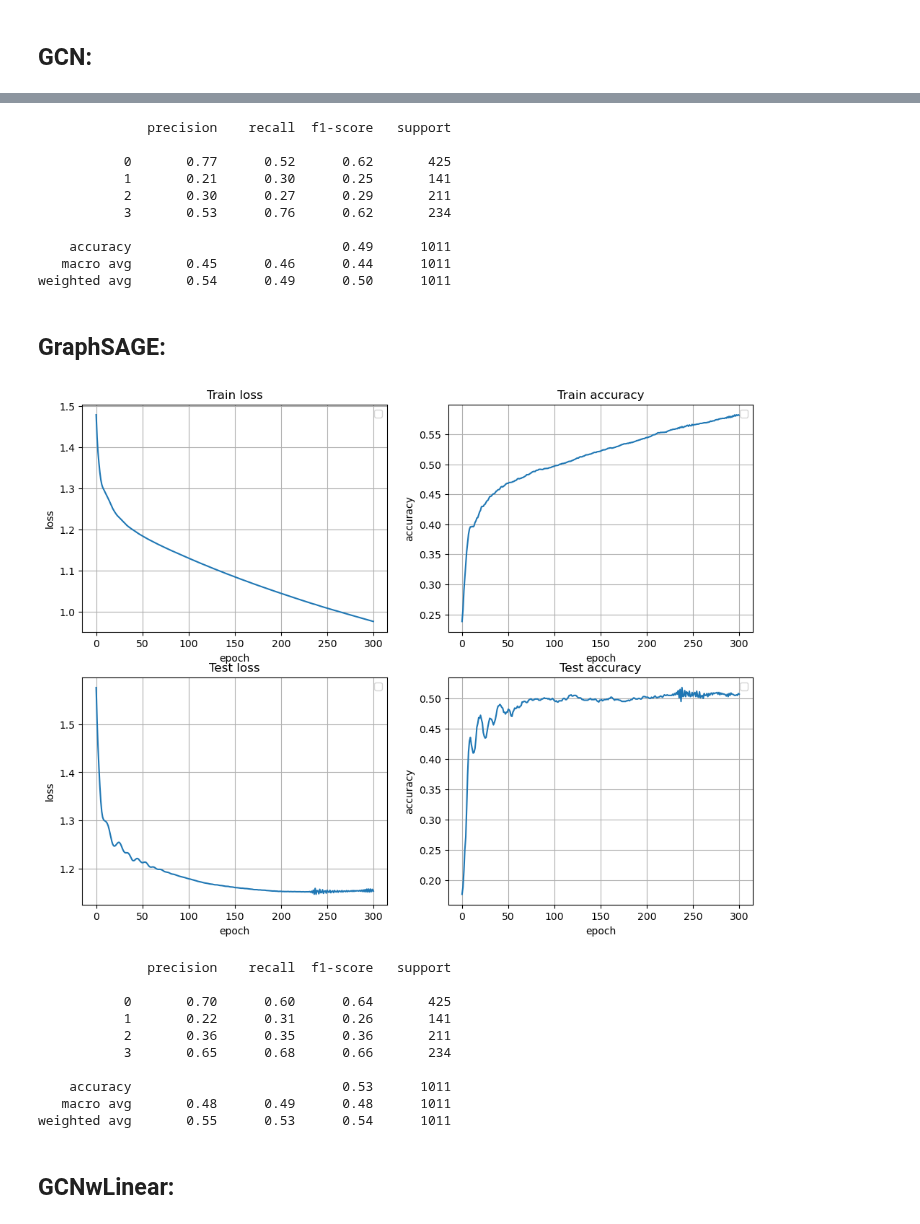
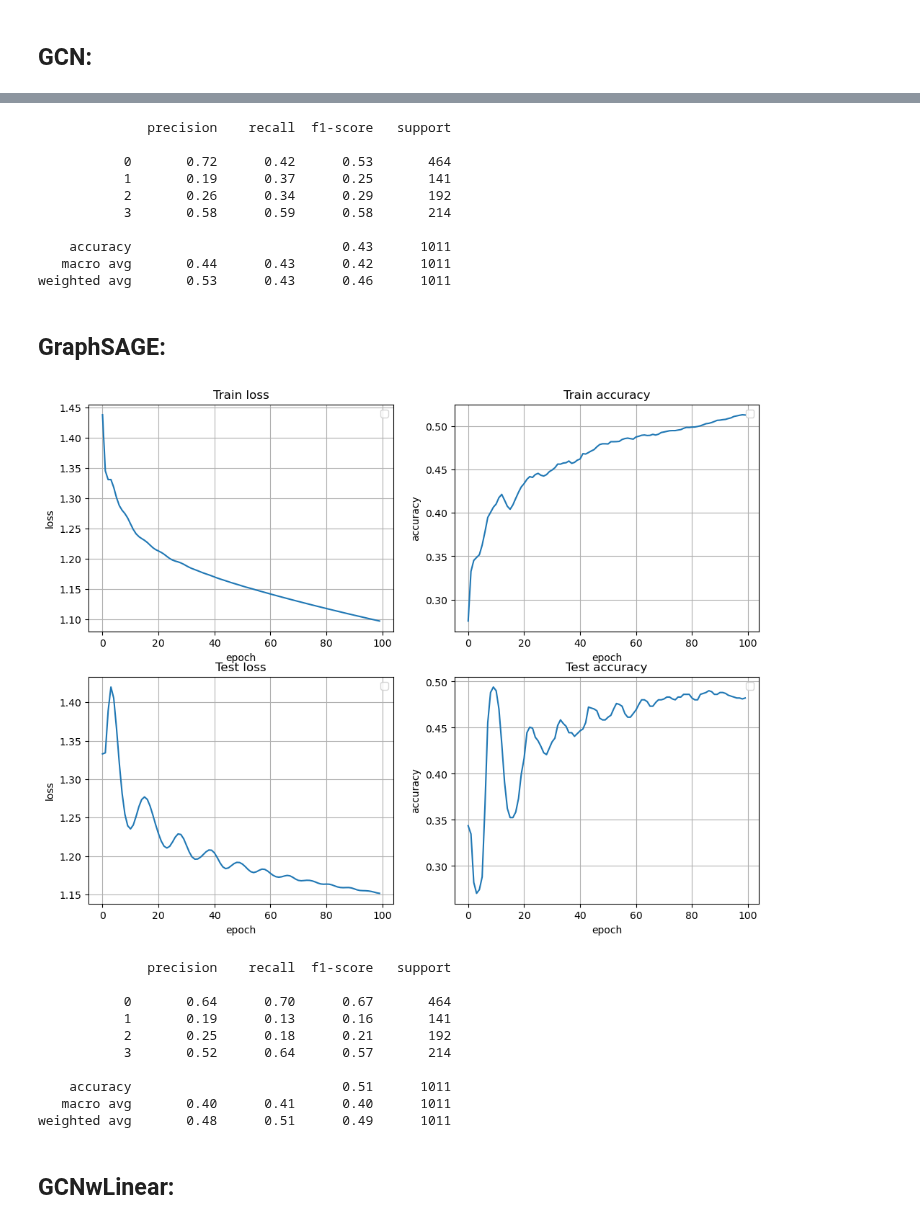
Before and after one commit to ArtemCh101/hse-sna-project, a Jupyter notebook: notebooks/gat.ipynb, the cells around one changed output, grey strips where cells are left out. Cells and saved outputs as stored; diff of their text form; code cells hidden in the pictures.

Commit message:
pass dropout to graphsage params

```diff
--- a/notebooks/gat.ipynb
+++ b/notebooks/gat.ipynb
@@ -24,7 +30,7 @@ Papers after date found by split : 20206
 # %%
 n_classes = 4
 n_layers = 7
-n_epochs = 500
+n_epochs = 100
 random_emb_size = 32
 hidden_dim = 512
 crop_df = True
@@ -377,36 +381,36 @@ evaluate(best_model, 'node_embs')
 # %% [output]
               precision    recall  f1-score   support
 
-           0       0.77      0.52      0.62       425
-           1       0.21      0.30      0.25       141
-           2       0.30      0.27      0.29       211
-           3       0.53      0.76      0.62       234
+           0       0.72      0.42      0.53       464
+           1       0.19      0.37      0.25       141
+           2       0.26      0.34      0.29       192
+           3       0.58      0.59      0.58       214
 
-    accuracy                           0.49      1011
-   macro avg       0.45      0.46      0.44      1011
-weighted avg       0.54      0.49      0.50      1011
+    accuracy                           0.43      1011
+   macro avg       0.44      0.43      0.42      1011
+weighted avg       0.53      0.43      0.46      1011
 # %% [markdown]
 ## GraphSAGE:
 # %%
 prepare_graph_embs(G)
-graph_based_graphsage = GraphSAGE(in_feats=G.ndata['node_embs'].shape[1], h_feats=hidden_dim, n_classes=n_classes, tune_embs=tune_embs)
+graph_based_graphsage = GraphSAGE(in_feats=G.ndata['node_embs'].shape[1], h_feats=hidden_dim, n_classes=n_classes, dropout=dropout)
 # %%
-best_model = fit(G, 'node_embs', graph_based_graphsage, cross_entropy, n_epochs)
+best_model = fit(G, 'node_embs', graph_based_graphsage, cross_entropy, n_epochs, tune_embs=tune_embs)
 # %% [output]
-[figure, old version]
+[figure, new version]
 # %%
 evaluate(best_model, 'node_embs')
 # %% [output]
               precision    recall  f1-score   support
 
-           0       0.70      0.60      0.64       425
-           1       0.22      0.31      0.26       141
-           2       0.36      0.35      0.36       211
-           3       0.65      0.68      0.66       234
+           0       0.64      0.70      0.67       464
+           1       0.19      0.13      0.16       141
+           2       0.25      0.18      0.21       192
+           3       0.52      0.64      0.57       214
 
-    accuracy                           0.53      1011
-   macro avg       0.48      0.49      0.48      1011
-weighted avg       0.55      0.53      0.54      1011
+    accuracy                           0.51      1011
+   macro avg       0.40      0.41      0.40      1011
+weighted avg       0.48      0.51      0.49      1011
 # %% [markdown]
 ## GCNwLinear:
 # %%
```
Also changed, not shown: parts of 14 cells of this notebook.
